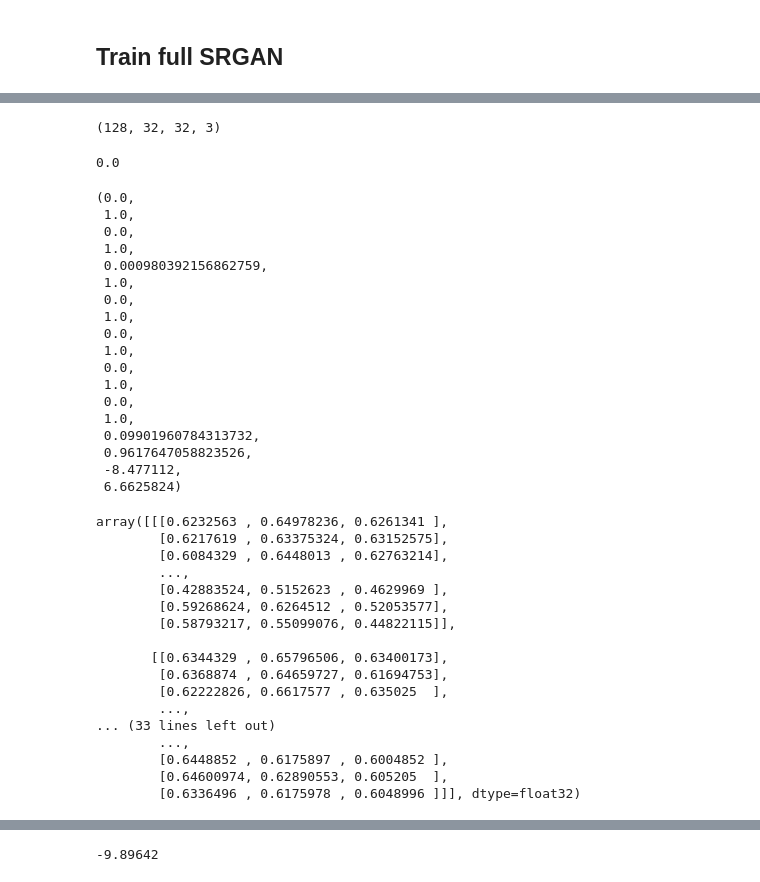
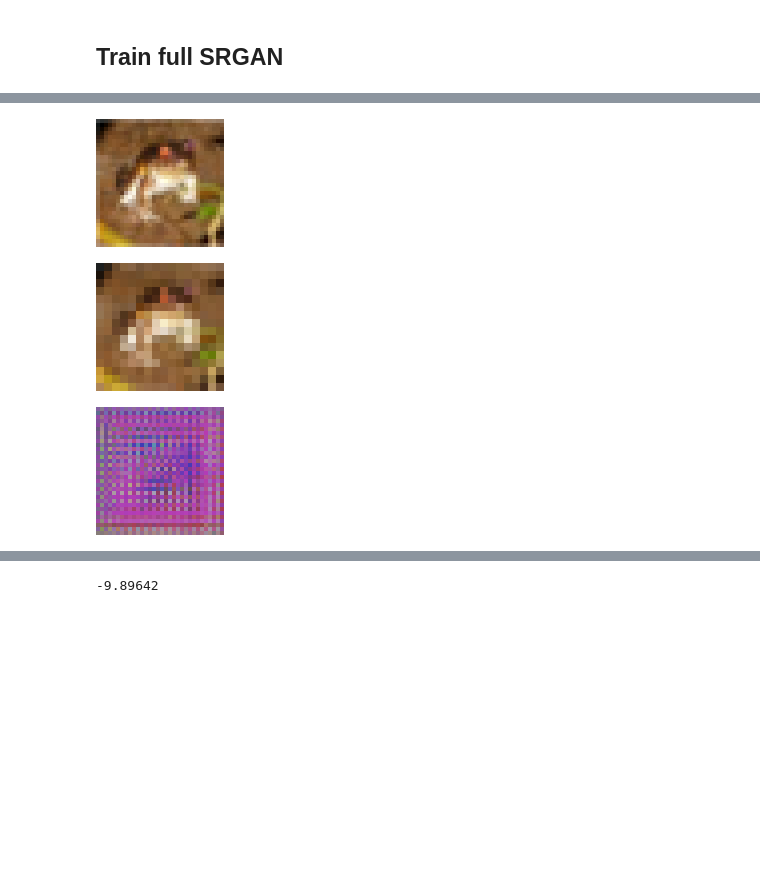
Before and after one commit to several27/COMP6208-AutoEncoder, a Jupyter notebook: several27/SRGAN.ipynb, the cells around one changed output, grey strips where cells are left out. Drawn from its saved outputs; the diff is of its cells as text; code cells hidden in the pictures; blank space fills up the shorter version.

```diff
--- a/several27/SRGAN.ipynb
+++ b/several27/SRGAN.ipynb
@@ -711,39 +731,0 @@ array([[[ 1.        , -1.        ,  1.        ],
-# %%
-np.concatenate([x_train_predictions, x_train_batch]).shape
-# %% [output]
-(128, 32, 32, 3)
-# %%
-np.min(x_train_batch)
-# %% [output]
-0.0
-# %%
-_preds = model_generator.predict(x_lr[i].reshape(1, h, w, 3))[0]
-
-np.min(x_train_predictions), np.max(x_train_predictions),\
-np.min(x_train_batch), np.max(x_train_batch),\
-np.min(x_train_lr_batch), np.max(x_train_lr_batch),\
-np.min(x_train_lr), np.max(x_train_lr),\
-np.min(x_test_lr), np.max(x_test_lr),\
-np.min(x_train), np.max(x_train),\
-np.min(x_test), np.max(x_test),\
-np.min(x_lr[i].reshape(1, h, w, 3)), np.max(x_lr[i].reshape(1, h, w, 3)),\
-np.min(_preds), np.max(_preds)
-# %% [output]
-(0.0,
- 1.0,
- 0.0,
- 1.0,
- 0.000980392156862759,
- 1.0,
- 0.0,
- 1.0,
- 0.0,
- 1.0,
- 0.0,
- 1.0,
- 0.0,
- 1.0,
- 0.09901960784313732,
- 0.9617647058823526,
- -8.477112,
- 6.6625824)
@@ -754,23 +732,13 @@ _preds_0_1 = (_preds - _min) / (_max - _min)
-# %%
-_preds_0_1
-# %% [output]
-array([[[0.6232563 , 0.64978236, 0.6261341 ],
-        [0.6217619 , 0.63375324, 0.63152575],
-        [0.6084329 , 0.6448013 , 0.62763214],
-        ...,
-        [0.42883524, 0.5152623 , 0.4629969 ],
-        [0.59268624, 0.6264512 , 0.52053577],
-        [0.58793217, 0.55099076, 0.44822115]],
-
-       [[0.6344329 , 0.65796506, 0.63400173],
-        [0.6368874 , 0.64659727, 0.61694753],
-        [0.62222826, 0.6617577 , 0.635025  ],
-        ...,
-... (33 lines left out)
-        ...,
-        [0.6448852 , 0.6175897 , 0.6004852 ],
-        [0.64600974, 0.62890553, 0.605205  ],
-        [0.6336496 , 0.6175978 , 0.6048996 ]]], dtype=float32)
+# %%
+predictions = model_generator.predict(x_train_lr_norm[:1])
+
+display(Image.fromarray(x_train[0]).resize((128, 128)))
+display(Image.fromarray((x_train_lr[0] * 255).astype(np.uint8)).resize((128, 128)))
+display(Image.fromarray((predictions[0] * x_train_std + x_train_mean).astype(np.uint8)).resize((128, 128)))
+# %% [output]
+[figure, added]
+[figure, added]
+[figure, added]
 # %%
 print(model_srgan.evaluate(x_test_lr, [1] * x_test_lr.shape[0]))
 # %%
```
Also changed, not shown: parts of 30 cells of this notebook, 2 other files.
